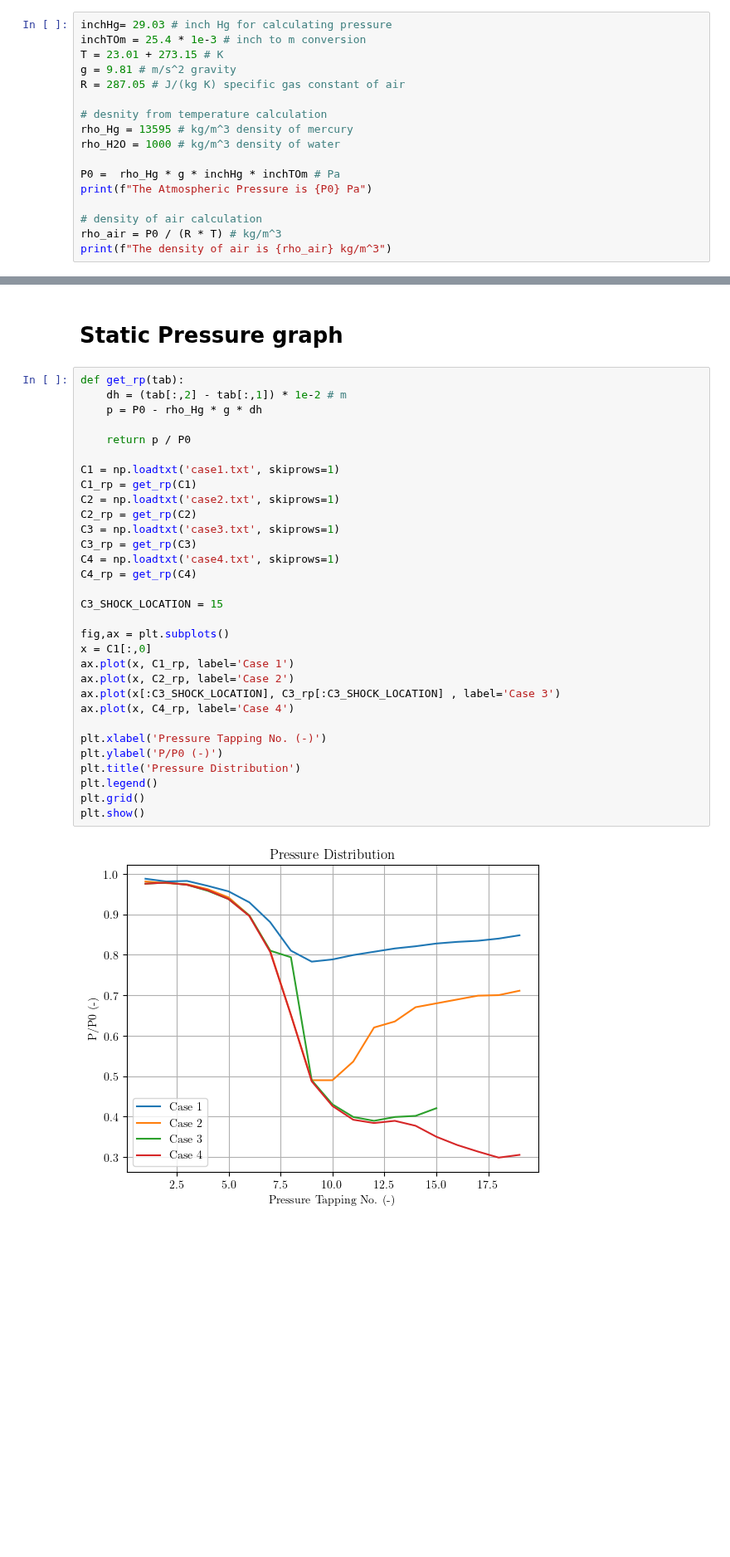
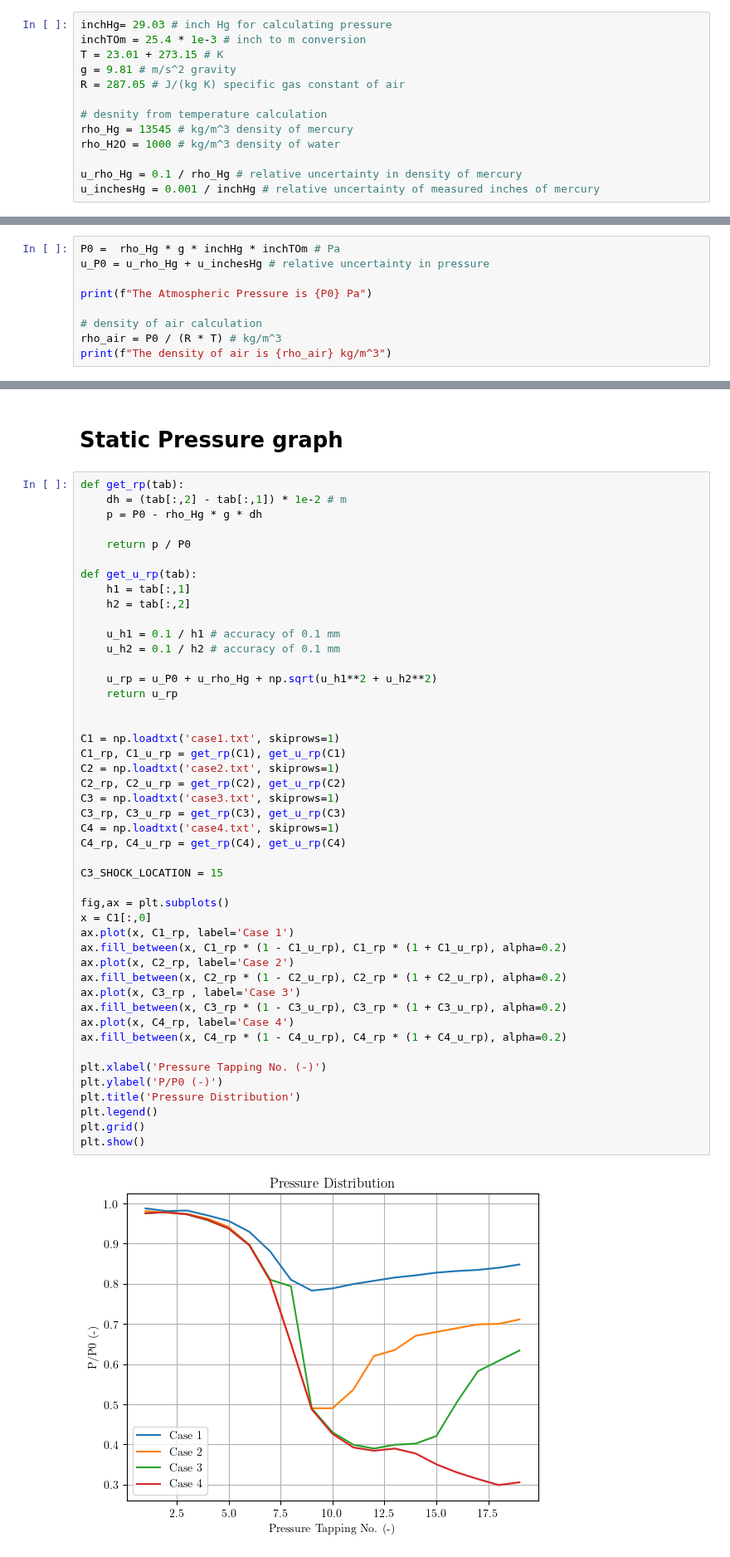
Before and after one commit to lpender3672/MEng-CW, a Jupyter notebook: IIA/3A3/Supersonic_Nozzle/analysis.ipynb, the cells around one changed output, grey strips where cells are left out. Shown at 83% size. Drawn from its saved outputs; the diff is of its cells as text; blank space fills up the shorter version.

```diff
--- a/IIA/3A3/Supersonic_Nozzle/analysis.ipynb
+++ b/IIA/3A3/Supersonic_Nozzle/analysis.ipynb
@@ -15,12 +15,8 @@ g = 9.81 # m/s^2 gravity
 R = 287.05 # J/(kg K) specific gas constant of air
 
 # desnity from temperature calculation
-rho_Hg = 13595 # kg/m^3 density of mercury
+rho_Hg = 13545 # kg/m^3 density of mercury
 rho_H2O = 1000 # kg/m^3 density of water
 
-P0 =  rho_Hg * g * inchHg * inchTOm # Pa
-print(f"The Atmospheric Pressure is {P0} Pa")
-
-# density of air calculation
-rho_air = P0 / (R * T) # kg/m^3
-print(f"The density of air is {rho_air} kg/m^3")
+u_rho_Hg = 0.1 / rho_Hg # relative uncertainty in density of mercury
+u_inchesHg = 0.001 / inchHg # relative uncertainty of measured inches of mercury
@@ -29,0 +23,9 @@ The density of air is 1.1567646786478845 kg/m^3
+# %%
+P0 =  rho_Hg * g * inchHg * inchTOm # Pa
+u_P0 = u_rho_Hg + u_inchesHg # relative uncertainty in pressure
+
+print(f"The Atmospheric Pressure is {P0} Pa")
+
+# density of air calculation
+rho_air = P0 / (R * T) # kg/m^3
+print(f"The density of air is {rho_air} kg/m^3")
@@ -67,36 +72,51 @@ The flow rate for C4 is 0.00495607000198858 kg/s
 # %%
 def get_rp(tab):
     dh = (tab[:,2] - tab[:,1]) * 1e-2 # m
     p = P0 - rho_Hg * g * dh
 
     return p / P0
 
+def get_u_rp(tab):
+    h1 = tab[:,1]
+    h2 = tab[:,2]
+
+    u_h1 = 0.1 / h1 # accuracy of 0.1 mm
+    u_h2 = 0.1 / h2 # accuracy of 0.1 mm
+
+    u_rp = u_P0 + u_rho_Hg + np.sqrt(u_h1**2 + u_h2**2)
+    return u_rp
+
+
 C1 = np.loadtxt('case1.txt', skiprows=1)
-C1_rp = get_rp(C1)
+C1_rp, C1_u_rp = get_rp(C1), get_u_rp(C1)
 C2 = np.loadtxt('case2.txt', skiprows=1)
-C2_rp = get_rp(C2)
+C2_rp, C2_u_rp = get_rp(C2), get_u_rp(C2)
 C3 = np.loadtxt('case3.txt', skiprows=1)
-C3_rp = get_rp(C3)
+C3_rp, C3_u_rp = get_rp(C3), get_u_rp(C3)
 C4 = np.loadtxt('case4.txt', skiprows=1)
-C4_rp = get_rp(C4)
+C4_rp, C4_u_rp = get_rp(C4), get_u_rp(C4)
 
 C3_SHOCK_LOCATION = 15
 
 fig,ax = plt.subplots()
 x = C1[:,0]
 ax.plot(x, C1_rp, label='Case 1')
+ax.fill_between(x, C1_rp * (1 - C1_u_rp), C1_rp * (1 + C1_u_rp), alpha=0.2)
 ax.plot(x, C2_rp, label='Case 2')
-ax.plot(x[:C3_SHOCK_LOCATION], C3_rp[:C3_SHOCK_LOCATION] , label='Case 3')
+ax.fill_between(x, C2_rp * (1 - C2_u_rp), C2_rp * (1 + C2_u_rp), alpha=0.2)
+ax.plot(x, C3_rp , label='Case 3')
+ax.fill_between(x, C3_rp * (1 - C3_u_rp), C3_rp * (1 + C3_u_rp), alpha=0.2)
 ax.plot(x, C4_rp, label='Case 4')
+ax.fill_between(x, C4_rp * (1 - C4_u_rp), C4_rp * (1 + C4_u_rp), alpha=0.2)
 
 plt.xlabel('Pressure Tapping No. (-)')
 plt.ylabel('P/P0 (-)')
 plt.title('Pressure Distribution')
 plt.legend()
 plt.grid()
 plt.show()
 # %% [output]
-[figure, old version]
+[figure, new version]
 # %% [markdown]
 # Mach number graph
 # %%
```
Also changed, not shown: parts of 9 cells of this notebook, 9 other files.
